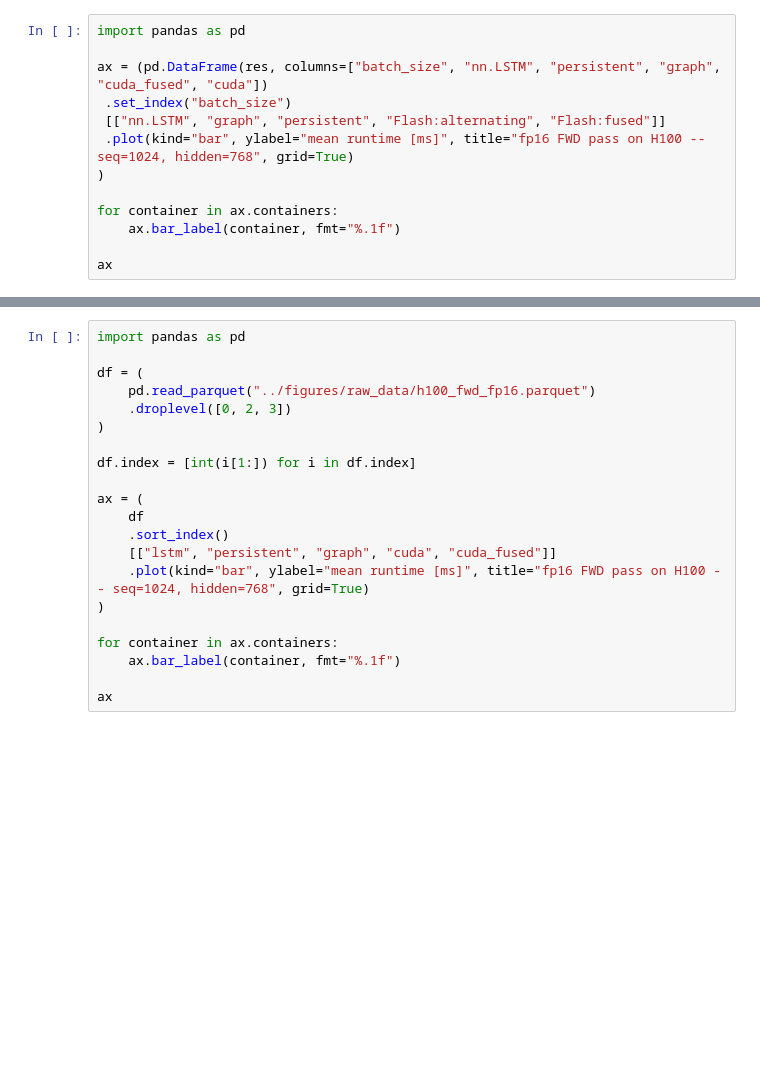
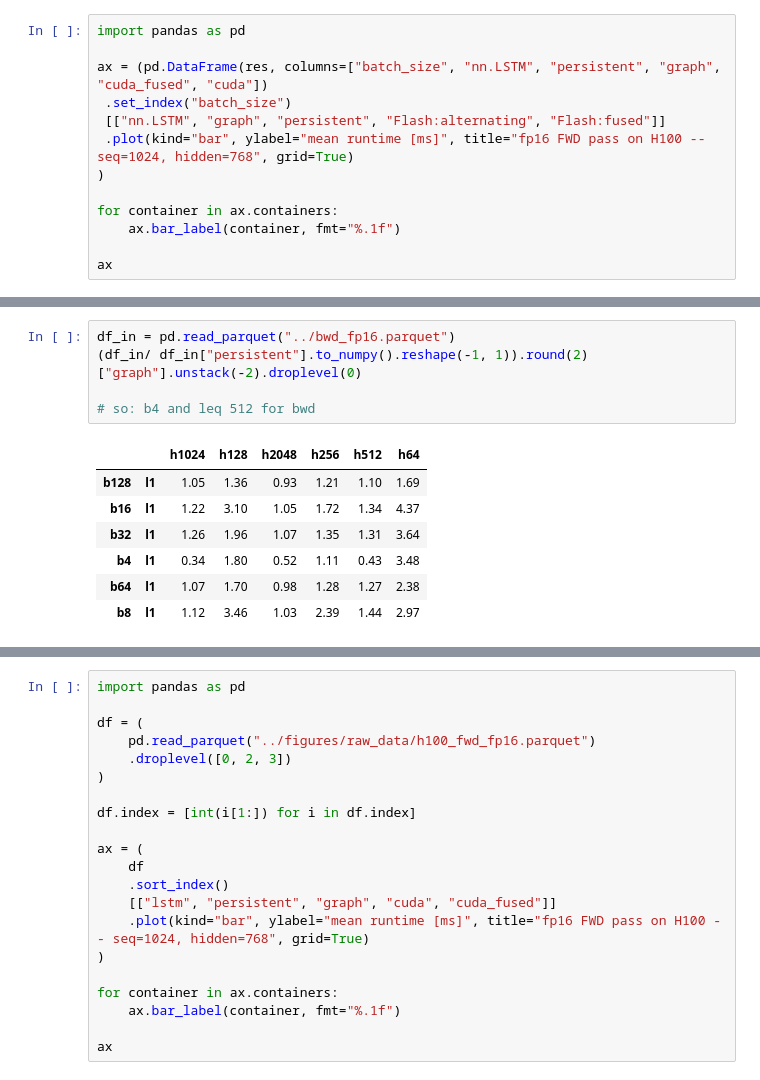
Before and after one commit to oleicht/FastLSTM, a Jupyter notebook: notebooks/misc.ipynb, the cells around one changed output, grey strips where cells are left out. Drawn from its saved outputs; the diff is of its cells as text; blank space fills up the shorter version.

```diff
--- a/notebooks/misc.ipynb
+++ b/notebooks/misc.ipynb
@@ -184,0 +311,13 @@ best.sort_index()
+# %%
+df_in = pd.read_parquet("../bwd_fp16.parquet")
+(df_in/ df_in["persistent"].to_numpy().reshape(-1, 1)).round(2)["graph"].unstack(-2).droplevel(0)
+
+# so: b4 and leq 512 for bwd
+# %% [output]
+|  |  | h1024 | h128 | h2048 | h256 | h512 | h64 |
+| b128 | l1 | 1.05 | 1.36 | 0.93 | 1.21 | 1.10 | 1.69 |
+| b16 | l1 | 1.22 | 3.10 | 1.05 | 1.72 | 1.34 | 4.37 |
+| b32 | l1 | 1.26 | 1.96 | 1.07 | 1.35 | 1.31 | 3.64 |
+| b4 | l1 | 0.34 | 1.80 | 0.52 | 1.11 | 0.43 | 3.48 |
+| b64 | l1 | 1.07 | 1.70 | 0.98 | 1.28 | 1.27 | 2.38 |
+| b8 | l1 | 1.12 | 3.46 | 1.03 | 2.39 | 1.44 | 2.97 |
```
Also changed, not shown: parts of 12 cells of this notebook, 6 other files.
